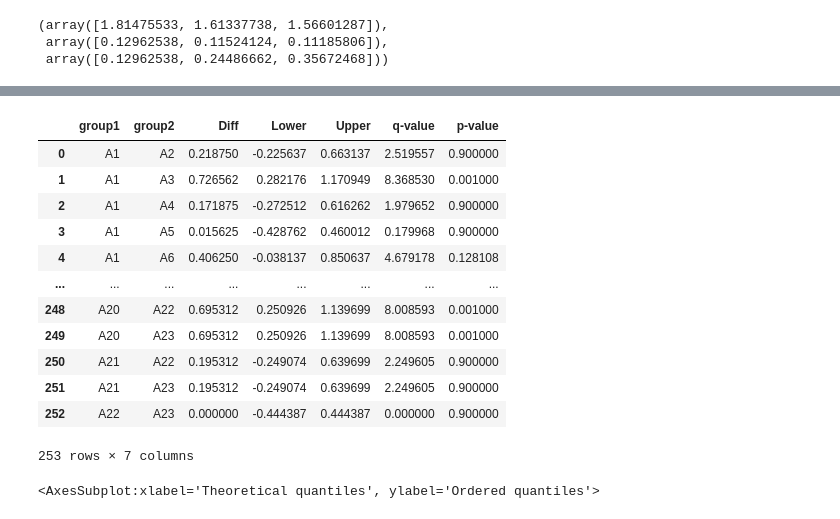
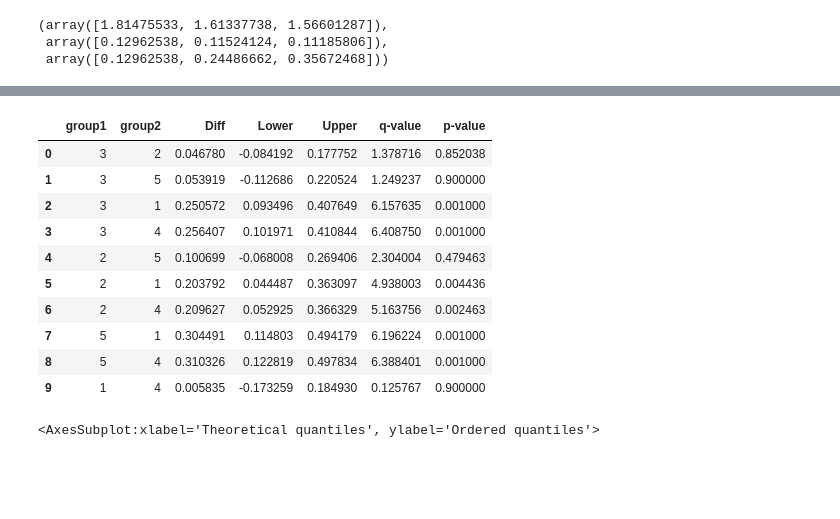
Before and after one commit to rodrigoyujisato/statistics, a Jupyter notebook: factor_analysis_varimax.ipynb, the cells around one changed output, grey strips where cells are left out. Saved outputs shown, nothing was run; the diff lists cells and outputs as text; code cells hidden in the pictures; blank space fills up the shorter version.

```diff
--- a/factor_analysis_varimax.ipynb
+++ b/factor_analysis_varimax.ipynb
@@ -161,16 +181,16 @@ fa.get_factor_variance()
 # %%
 df = pd.read_csv("clean.csv", delimiter= ';', decimal=",")
 # reshape the d dataframe suitable for statsmodels package
-df_melt = pd.melt(df.reset_index(), id_vars=['area'], value_vars=[
-'A1',
-'A2',
-'A3',
-'A4',
-'A5',
-'A6',
-'A7',
-'A8',
-'A9',
+df_melt = pd.melt(df.reset_index(), id_vars=['tempo'], value_vars=[
+# 'A1',
+# 'A2',
+# 'A3',
+# 'A4',
+# 'A5',
+# 'A6',
+# 'A7',
+# 'A8',
+# 'A9',
 'A10',
 'A11',
 'A12',
@@ -185,14 +205,14 @@ df_melt = pd.melt(df.reset_index(), id_vars=['area'], value_vars=[
 'A21',
 'A22',
 'A23'
-])
+]
+)
 # replace column names
 df_melt.columns = ['index', 'treatments', 'value']
 
 # generate a boxplot to see the data distribution by treatments. Using boxplot, we can
 # easily detect the differences between different treatments
-
-ax = sns.boxplot(y='treatments', x='value', data=df_melt, color='#99c2a2')
-ax = sns.swarmplot(y="treatments", x="value", data=df_melt, color='#7d0013', size=1)
+ax = sns.boxplot(y='index', x='value', data=df_melt, color='#99c2a2')
+ax = sns.swarmplot(y="index", x="value", data=df_melt, color='#7d0013', size=3)
 plt.show()
 # %% [output]
@@ -238,25 +296,23 @@ aov.round(3)
 # %%
 # perform multiple pairwise comparison (Tukey's HSD)
 # unequal sample size data, tukey_hsd uses Tukey-Kramer test
 res = stat()
-res.tukey_hsd(df=df_melt, res_var='value', xfac_var='treatments', anova_model='value ~ C(treatments)')
+res.tukey_hsd(df=df_melt, res_var='value', xfac_var='index', anova_model='value ~ C(treatments)')
 res.tukey_summary
 
 # Note: p-value 0.001 from tukey_hsd output should be interpreted as <=0.001
 # %% [output]
 |  | group1 | group2 | Diff | Lower | Upper | q-value | p-value |
-| 0 | A1 | A2 | 0.218750 | -0.225637 | 0.663137 | 2.519557 | 0.900000 |
-| 1 | A1 | A3 | 0.726562 | 0.282176 | 1.170949 | 8.368530 | 0.001000 |
-| 2 | A1 | A4 | 0.171875 | -0.272512 | 0.616262 | 1.979652 | 0.900000 |
-| 3 | A1 | A5 | 0.015625 | -0.428762 | 0.460012 | 0.179968 | 0.900000 |
-| 4 | A1 | A6 | 0.406250 | -0.038137 | 0.850637 | 4.679178 | 0.128108 |
-| ... | ... | ... | ... | ... | ... | ... | ... |
-| 248 | A20 | A22 | 0.695312 | 0.250926 | 1.139699 | 8.008593 | 0.001000 |
-| 249 | A20 | A23 | 0.695312 | 0.250926 | 1.139699 | 8.008593 | 0.001000 |
-| 250 | A21 | A22 | 0.195312 | -0.249074 | 0.639699 | 2.249605 | 0.900000 |
-| 251 | A21 | A23 | 0.195312 | -0.249074 | 0.639699 | 2.249605 | 0.900000 |
-| 252 | A22 | A23 | 0.000000 | -0.444387 | 0.444387 | 0.000000 | 0.900000 |
+| 0 | 3 | 2 | 0.046780 | -0.084192 | 0.177752 | 1.378716 | 0.852038 |
+| 1 | 3 | 5 | 0.053919 | -0.112686 | 0.220524 | 1.249237 | 0.900000 |
+| 2 | 3 | 1 | 0.250572 | 0.093496 | 0.407649 | 6.157635 | 0.001000 |
+| 3 | 3 | 4 | 0.256407 | 0.101971 | 0.410844 | 6.408750 | 0.001000 |
+| 4 | 2 | 5 | 0.100699 | -0.068008 | 0.269406 | 2.304004 | 0.479463 |
+| 5 | 2 | 1 | 0.203792 | 0.044487 | 0.363097 | 4.938003 | 0.004436 |
+| 6 | 2 | 4 | 0.209627 | 0.052925 | 0.366329 | 5.163756 | 0.002463 |
+| 7 | 5 | 1 | 0.304491 | 0.114803 | 0.494179 | 6.196224 | 0.001000 |
+| 8 | 5 | 4 | 0.310326 | 0.122819 | 0.497834 | 6.388401 | 0.001000 |
+| 9 | 1 | 4 | 0.005835 | -0.173259 | 0.184930 | 0.125767 | 0.900000 |
-253 rows × 7 columns
 # %%
 # To check the assumption of normality
 
```
Also changed, not shown: parts of 7 cells of this notebook.
